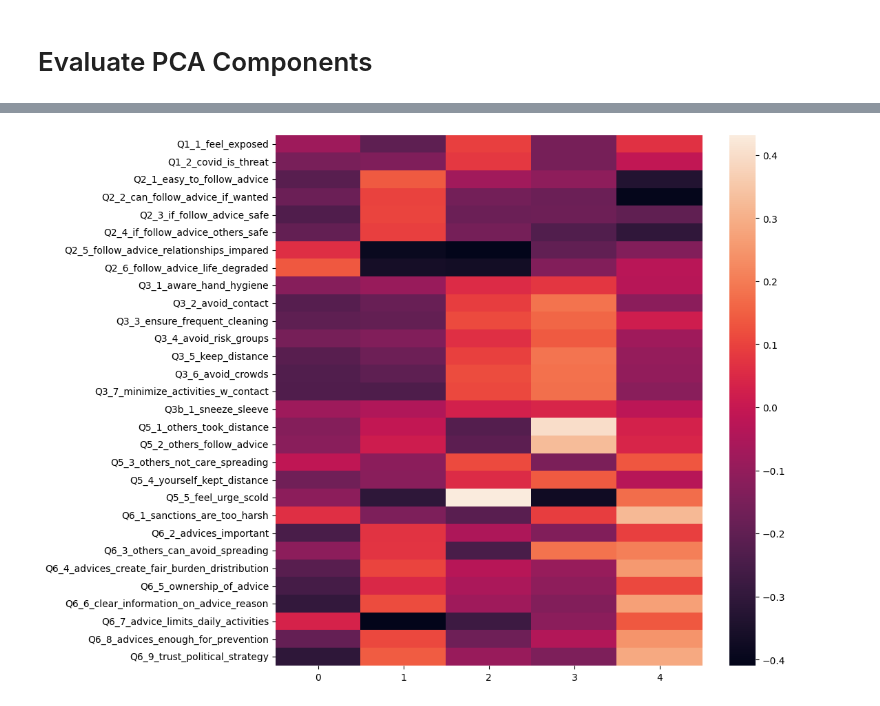
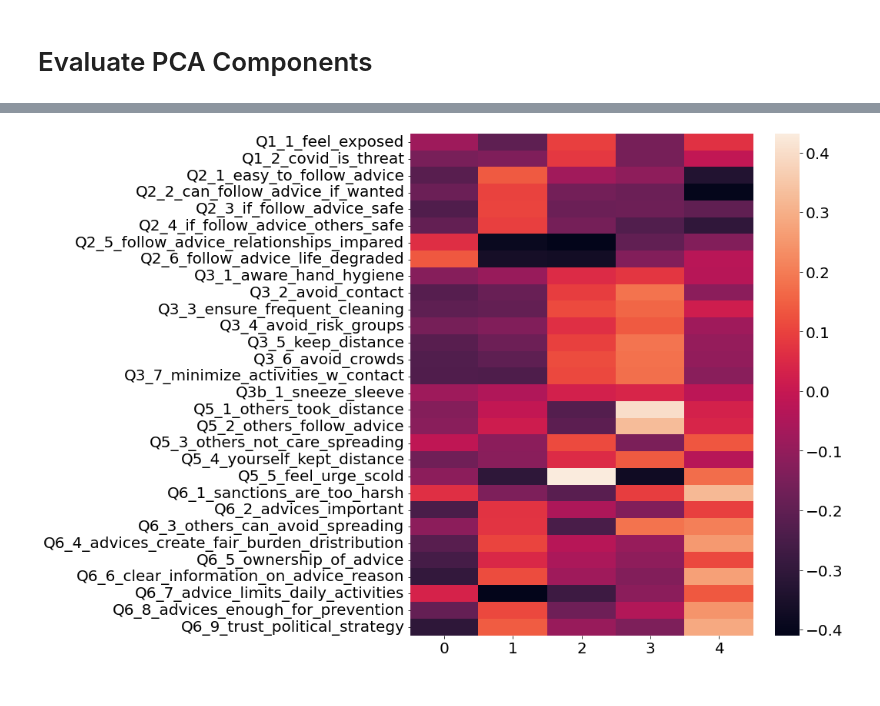
Before and after one commit to anuarsantoyo/master-thesis, a Jupyter notebook: preprocessing/PCA.ipynb, the cells around one changed output, grey strips where cells are left out. Cells and saved outputs as stored; diff of their text form; code cells hidden in the pictures.

```diff
--- a/preprocessing/PCA.ipynb
+++ b/preprocessing/PCA.ipynb
@@ -17,6 +18,11 @@ Mounted at /content/drive
 from clustering.utils import *
 # %% [output]
 /content/drive/MyDrive/GitHub/master-thesis
+# %%
+import matplotlib as mpl
+mpl.rcParams.update({'font.size': 20, 'lines.linewidth': 3, 'lines.markersize': 15, 'figure.figsize': (11.7, 8.27)}) #
+mpl.rcParams['ps.useafm'] = True
+mpl.rcParams['pdf.use14corefonts'] = True
 # %% [markdown]
 # Preprocessing
 # %%
@@ -73,10 +68,3 @@ import matplotlib as mpl
-# %%
-mpl.rcParams.update(mpl.rcParamsDefault)
-# %%
-mpl.rcParams.update({'font.size': 20, 'lines.linewidth': 3, 'lines.markersize': 15}) #, 'figure.figsize': (11.7, 8.27)
-mpl.rcParams['ps.useafm'] = True
-mpl.rcParams['pdf.use14corefonts'] = True
-#mpl.rcParams['text.usetex'] = True
 # %%
 exp_var_pca = pca.explained_variance_ratio_
 #
@@ -181,11 +150,11 @@ df_components.iloc[:,:num_comp]
 # %%
-fig, ax = plt.subplots(figsize=(10, 10))
+fig, ax = plt.subplots(figsize=(10, 12))
 df_components = pd.DataFrame(pca.components_, columns=beh_cols).transpose()
 #df_components = df_components.apply(lambda x: np.abs(x))
 sns.heatmap(df_components.iloc[:,:num_comp], ax=ax)
 plt.show()
 # %% [output]
-[figure, old version]
+[figure, new version]
 # %%
 start = '2020-12-01'
 end = '2020-12-07'
```
Also changed, not shown: parts of 9 cells of this notebook, 3 other files.
